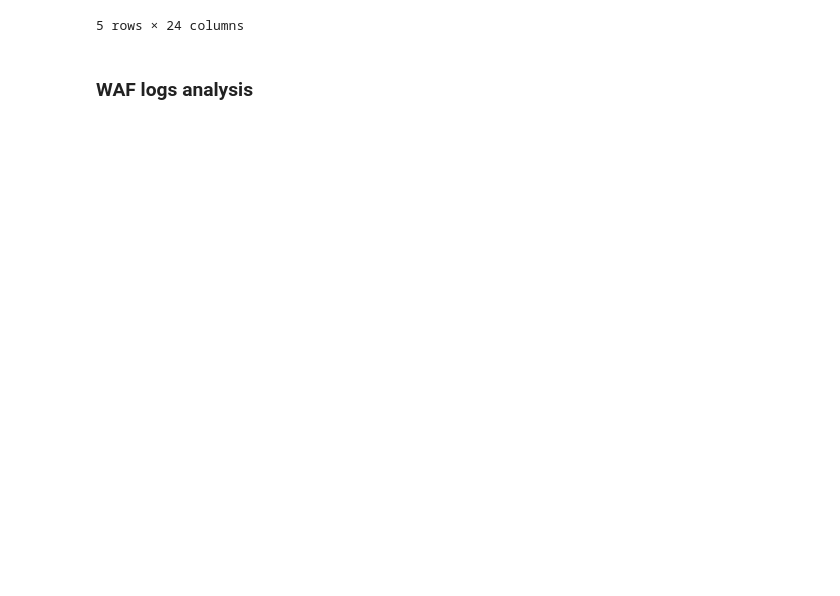
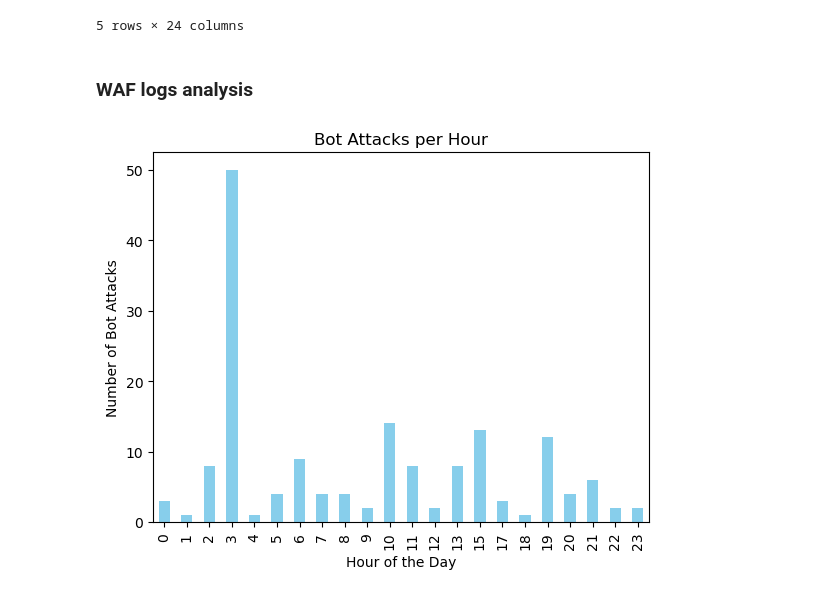
Before and after one commit to nitou2504/cmp-5006-spring24, a Jupyter notebook: homework/hw3/log_analysis.ipynb, the cells around one changed output. Drawn from its saved outputs; the diff is of its cells as text; code cells hidden in the pictures; blank space fills up the shorter version.

Commit message:
plots of bot detection

```diff
--- a/homework/hw3/log_analysis.ipynb
+++ b/homework/hw3/log_analysis.ipynb
@@ -247,3 +247,14 @@ waf_logs_df.head()
 waf_logs_df.to_csv('waf-gateway-logs-cleaned.csv', index=False)
 # %% [markdown]
 ### WAF logs analysis
+# %%
+# plot bot attacks per hour (grouping the TimeGenerated [Local Time] column by hour and counting the number of bot attacks)
+import matplotlib.pyplot as plt
+
+waf_logs_df[waf_logs_df['Description'].str.contains('bot', case=False, na=False)].groupby(waf_logs_df['TimeGenerated [Local Time]'].dt.hour)['Description'].count().plot(kind='bar', color='skyblue')
+plt.xlabel('Hour of the Day')
+plt.ylabel('Number of Bot Attacks')
+plt.title('Bot Attacks per Hour')
+plt.show()
+# %% [output]
+[figure, added]
```
Also changed, not shown: parts of 1 cell of this notebook.
